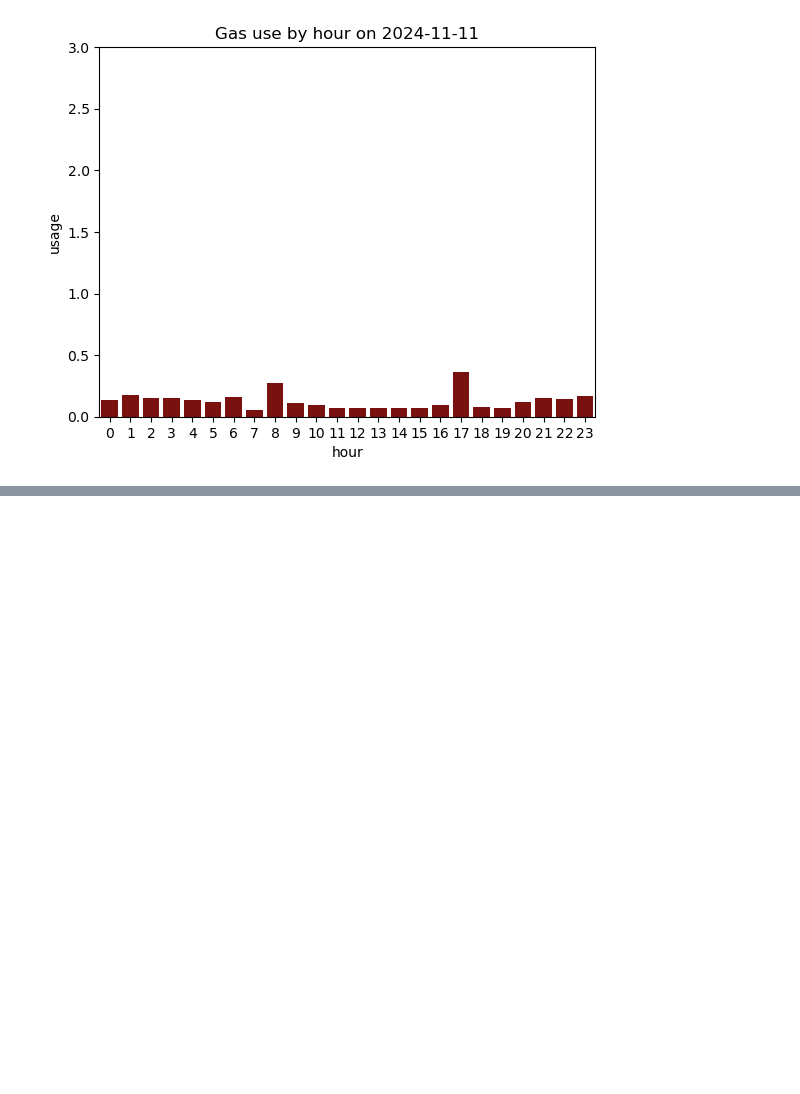
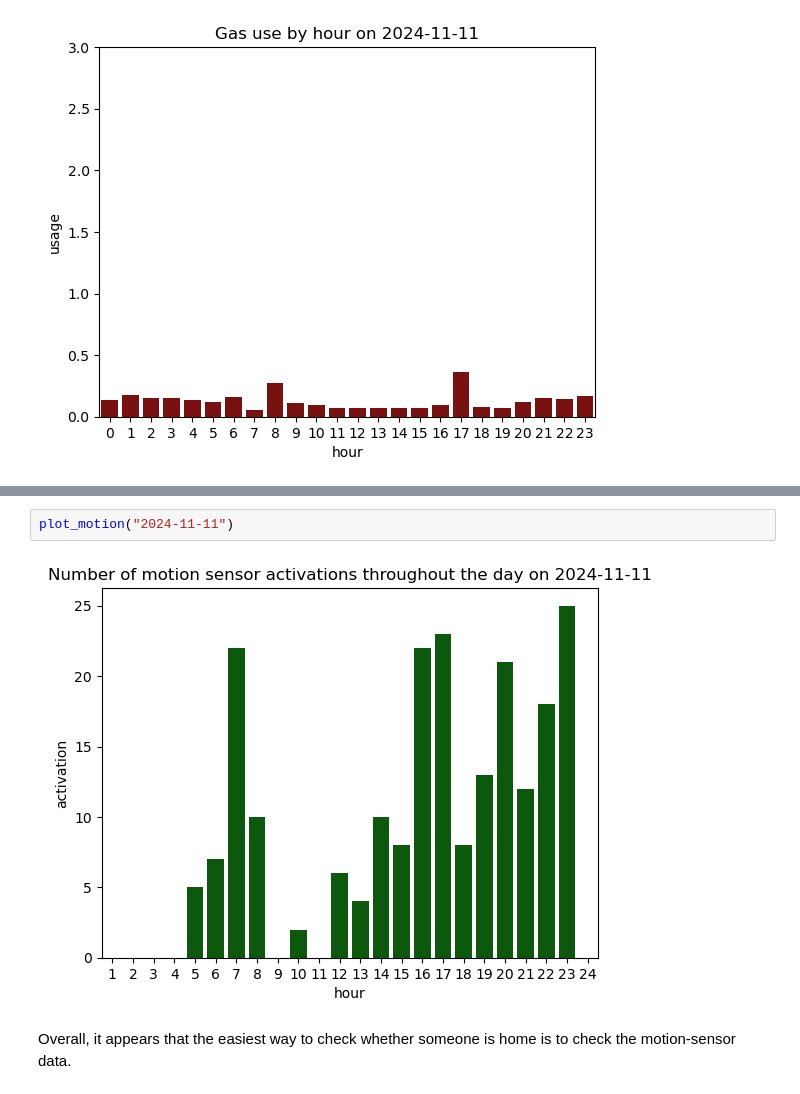
Before and after one commit to elena-petridou/GA2025_07, a Jupyter notebook: Report_1_energy_usage.ipynb, the cells around one changed output, grey strips where cells are left out. Cells and saved outputs as stored; diff of their text form; blank space fills up the shorter version.

```diff
--- a/Report_1_energy_usage.ipynb
+++ b/Report_1_energy_usage.ipynb
@@ -427,0 +402,6 @@ nov_1_smart_absence[nov_1_smart_absence["capability"] == "motionSensor"]
+# %%
+plot_motion("2024-11-11")
+# %% [output]
+[figure, added]
+# %% [markdown]
+Overall, it appears that the easiest way to check whether someone is home is to check the motion-sensor data.
```
Also changed, not shown: parts of 26 cells of this notebook.
